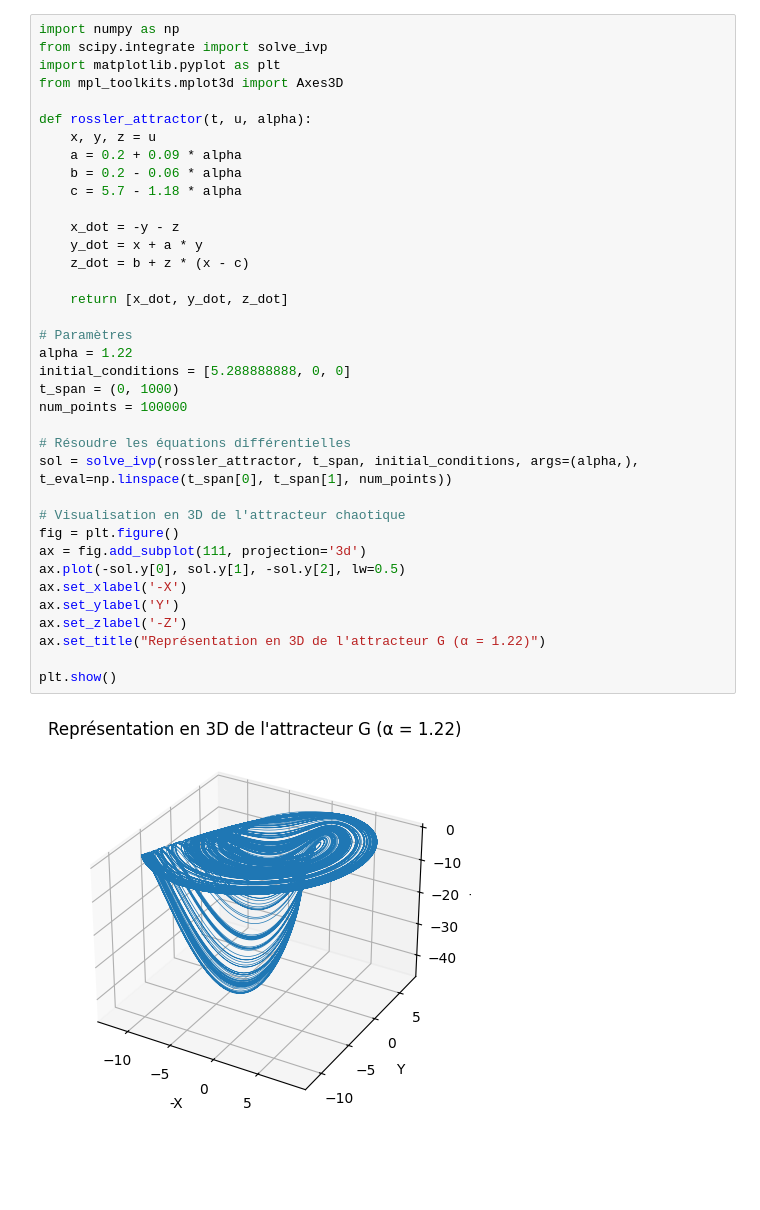
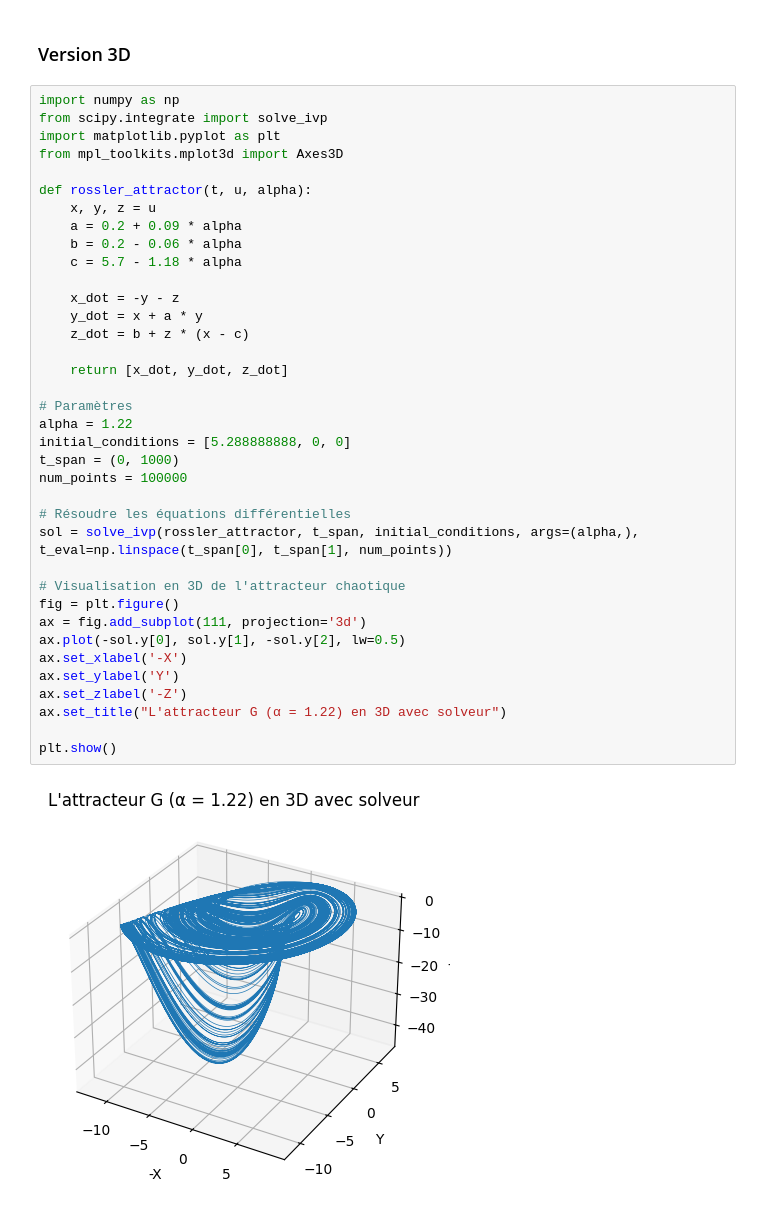
Before and after one commit to nadir-ogd/Analyse-des-attracteurs, a Jupyter notebook: code.ipynb, the cells around one changed output. Drawn from its saved outputs; the diff is of its cells as text; blank space fills up the shorter version.

```diff
--- a/code.ipynb
+++ b/code.ipynb
@@ -1,3 +3,5 @@
+# %% [markdown]
+### Version 3D
 # %%
 import numpy as np
 from scipy.integrate import solve_ivp
@@ -8,32 +12,32 @@ def rossler_attractor(t, u, alpha):
     x, y, z = u
     a = 0.2 + 0.09 * alpha
     b = 0.2 - 0.06 * alpha
     c = 5.7 - 1.18 * alpha
 
     x_dot = -y - z
     y_dot = x + a * y
     z_dot = b + z * (x - c)
 
     return [x_dot, y_dot, z_dot]
 
 # Paramètres
 alpha = 1.22
 initial_conditions = [5.288888888, 0, 0]
 t_span = (0, 1000)
 num_points = 100000
 
 # Résoudre les équations différentielles
 sol = solve_ivp(rossler_attractor, t_span, initial_conditions, args=(alpha,), t_eval=np.linspace(t_span[0], t_span[1], num_points))
 
 # Visualisation en 3D de l'attracteur chaotique
 fig = plt.figure()
 ax = fig.add_subplot(111, projection='3d')
 ax.plot(-sol.y[0], sol.y[1], -sol.y[2], lw=0.5)
 ax.set_xlabel('-X')
 ax.set_ylabel('Y')
 ax.set_zlabel('-Z')
-ax.set_title("Représentation en 3D de l'attracteur G (α = 1.22)")
+ax.set_title("L'attracteur G (α = 1.22) en 3D avec solveur")
 
 plt.show()
 # %% [output]
-[figure, old version]
+[figure, new version]
```
Also changed, not shown: parts of 3 cells of this notebook.
